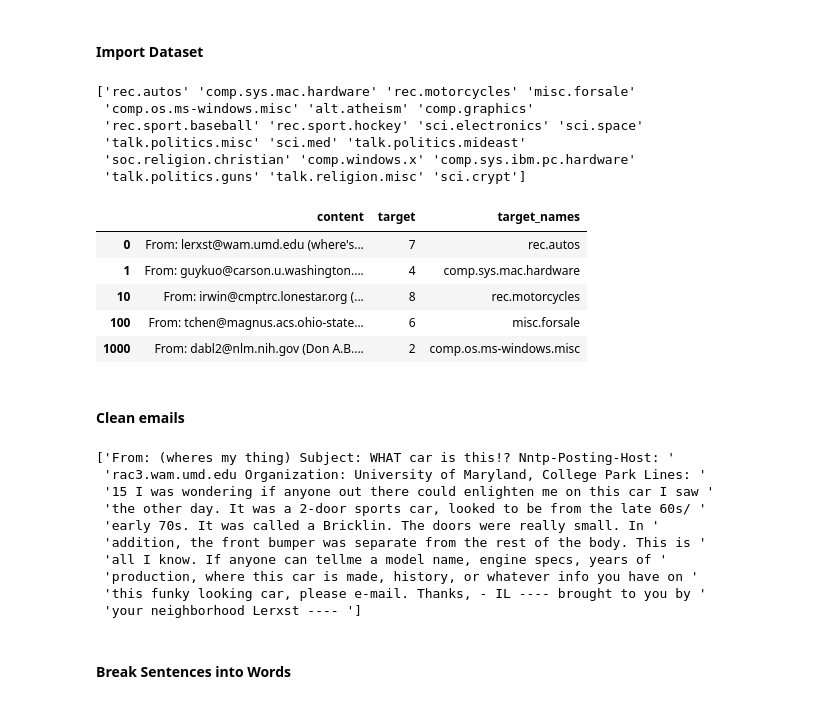
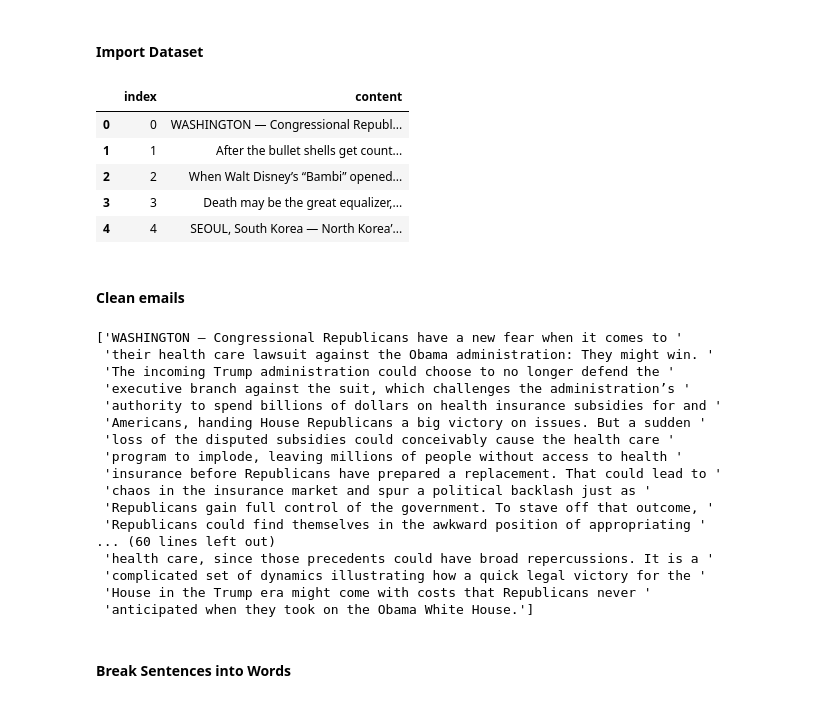
Before and after one commit to Matheesan2113/Capstone, a Jupyter notebook: Untitled.ipynb, the cells around one changed output. Saved outputs shown, nothing was run; the diff lists cells and outputs as text; code cells hidden in the pictures.

Commit message:
cbc articles working for LDA Type 1, coherence working

```diff
--- a/Untitled.ipynb
+++ b/Untitled.ipynb
@@ -35,30 +40,25 @@ stop_words= stopwords.words('english')
 stop_words.extend(['from','subject','re','edu','use'])
 # %% [markdown]
 #### Import Dataset
-# %%
-#Import Dataset
-df = pd.read_json('https://raw.githubusercontent.com/selva86/datasets/master/newsgroups.json')
-print(df.target_names.unique())
-#Show first 5 of df
-df.head()
-# %% [output]
-['rec.autos' 'comp.sys.mac.hardware' 'rec.motorcycles' 'misc.forsale'
- 'comp.os.ms-windows.misc' 'alt.atheism' 'comp.graphics'
- 'rec.sport.baseball' 'rec.sport.hockey' 'sci.electronics' 'sci.space'
- 'talk.politics.misc' 'sci.med' 'talk.politics.mideast'
- 'soc.religion.christian' 'comp.windows.x' 'comp.sys.ibm.pc.hardware'
- 'talk.politics.guns' 'talk.religion.misc' 'sci.crypt']
-|  | content | target | target_names |
-| 0 | From: lerxst@wam.umd.edu (where's... | 7 | rec.autos |
-| 1 | From: guykuo@carson.u.washington.... | 4 | comp.sys.mac.hardware |
-| 10 | From: irwin@cmptrc.lonestar.org (... | 8 | rec.motorcycles |
-| 100 | From: tchen@magnus.acs.ohio-state... | 6 | misc.forsale |
-| 1000 | From: dabl2@nlm.nih.gov (Don A.B.... | 2 | comp.os.ms-windows.misc |
+# %%
+#Import Dataset
+data = pd.read_csv('articles1.csv', error_bad_lines=False);
+data_text = data[['content']]
+data_text = data_text.reset_index()
+documents = data_text
+data_text.head()
+# %% [output]
+|  | index | content |
+| 0 | 0 | WASHINGTON — Congressional Republ... |
+| 1 | 1 | After the bullet shells get count... |
+| 2 | 2 | When Walt Disney’s “Bambi” opened... |
+| 3 | 3 | Death may be the great equalizer,... |
+| 4 | 4 | SEOUL, South Korea — North Korea’... |
 # %% [markdown]
 #### Clean emails
 # %%
 #Convert to List
-data = df.content.values.tolist()
+data = data_text.content.values.tolist()
 
 #Remove Emails
 data = [re.sub('\S*@\S*\s?', '',sent) for sent in data]
@@ -69,16 +69,23 @@ data = [re.sub("\'", "", sent) for sent in data]
 #Print data from email after cleaning up with REGEX
 pprint(data[:1])
 # %% [output]
-['From: (wheres my thing) Subject: WHAT car is this!? Nntp-Posting-Host: '
- 'rac3.wam.umd.edu Organization: University of Maryland, College Park Lines: '
- '15 I was wondering if anyone out there could enlighten me on this car I saw '
- 'the other day. It was a 2-door sports car, looked to be from the late 60s/ '
- 'early 70s. It was called a Bricklin. The doors were really small. In '
- 'addition, the front bumper was separate from the rest of the body. This is '
- 'all I know. If anyone can tellme a model name, engine specs, years of '
- 'production, where this car is made, history, or whatever info you have on '
- 'this funky looking car, please e-mail. Thanks, - IL ---- brought to you by '
- 'your neighborhood Lerxst ---- ']
+['WASHINGTON — Congressional Republicans have a new fear when it comes to '
+ 'their health care lawsuit against the Obama administration: They might win. '
+ 'The incoming Trump administration could choose to no longer defend the '
+ 'executive branch against the suit, which challenges the administration’s '
+ 'authority to spend billions of dollars on health insurance subsidies for and '
+ 'Americans, handing House Republicans a big victory on issues. But a sudden '
+ 'loss of the disputed subsidies could conceivably cause the health care '
+ 'program to implode, leaving millions of people without access to health '
+ 'insurance before Republicans have prepared a replacement. That could lead to '
+ 'chaos in the insurance market and spur a political backlash just as '
+ 'Republicans gain full control of the government. To stave off that outcome, '
+ 'Republicans could find themselves in the awkward position of appropriating '
+... (60 lines left out)
+ 'health care, since those precedents could have broad repercussions. It is a '
+ 'complicated set of dynamics illustrating how a quick legal victory for the '
+ 'House in the Trump era might come with costs that Republicans never '
+ 'anticipated when they took on the Obama White House.']
 # %% [markdown]
 #### Break Sentences into Words
 # %%
```
Also changed, not shown: parts of 9 cells of this notebook, 1 other file.
